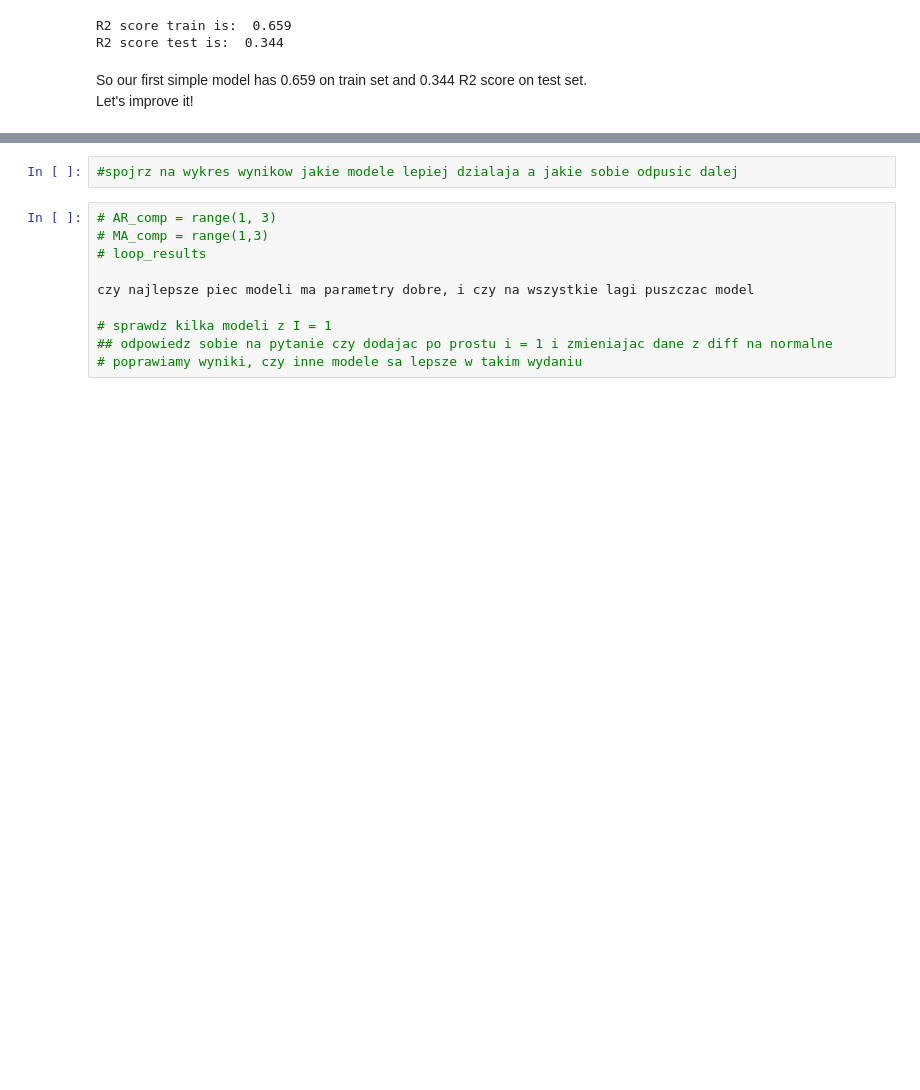
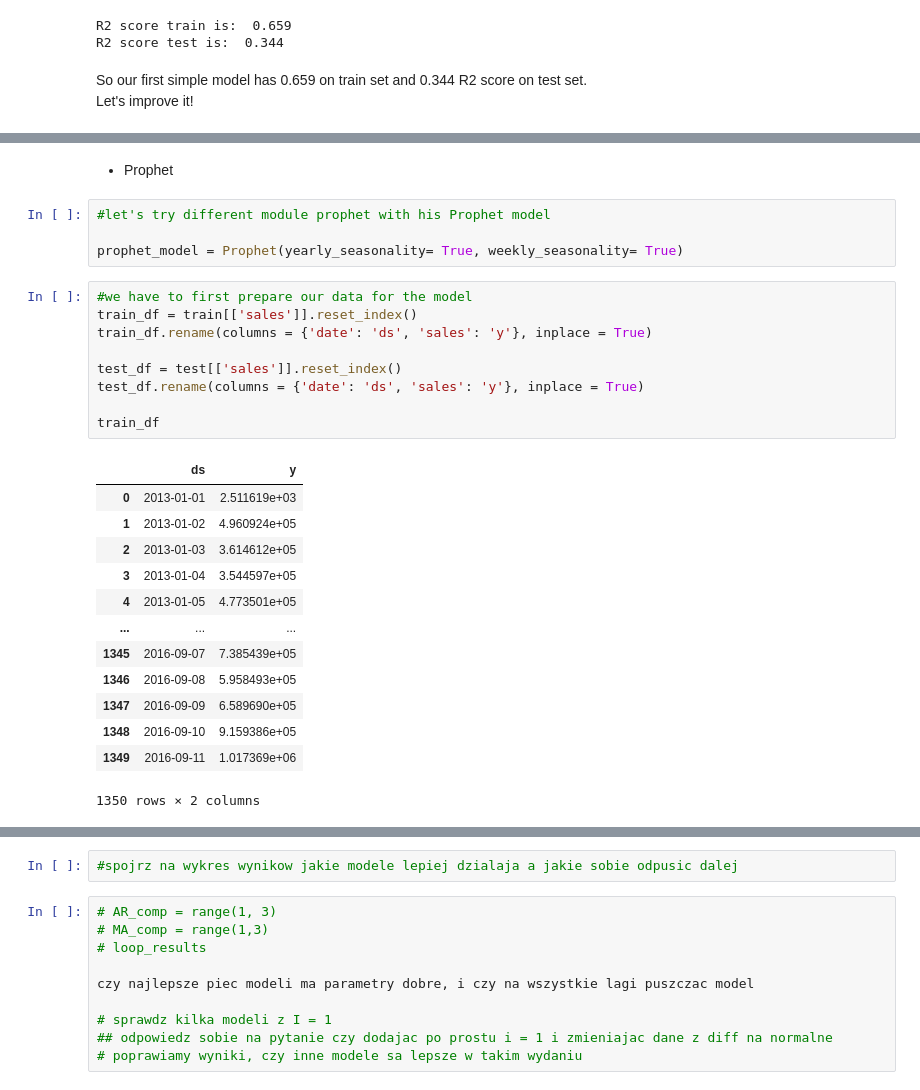
Before and after one commit to dtararuj/stores-sales-foreacast, a Jupyter notebook: preprocessing.ipynb, the cells around one changed output, grey strips where cells are left out. Cells and saved outputs as stored; diff of their text form; blank space fills up the shorter version.

```diff
--- a/preprocessing.ipynb
+++ b/preprocessing.ipynb
@@ -1282,0 +1181,29 @@ R2 score test is:  0.265
+# %% [markdown]
+- Prophet
+# %%
+#let's try different module prophet with his Prophet model
+
+prophet_model = Prophet(yearly_seasonality= True, weekly_seasonality= True)
+# %%
+#we have to first prepare our data for the model
+train_df = train[['sales']].reset_index()
+train_df.rename(columns = {'date': 'ds', 'sales': 'y'}, inplace = True)
+
+test_df = test[['sales']].reset_index()
+test_df.rename(columns = {'date': 'ds', 'sales': 'y'}, inplace = True)
+
+train_df
+# %% [output]
+|  | ds | y |
+| 0 | 2013-01-01 | 2.511619e+03 |
+| 1 | 2013-01-02 | 4.960924e+05 |
+| 2 | 2013-01-03 | 3.614612e+05 |
+| 3 | 2013-01-04 | 3.544597e+05 |
+| 4 | 2013-01-05 | 4.773501e+05 |
+| ... | ... | ... |
+| 1345 | 2016-09-07 | 7.385439e+05 |
+| 1346 | 2016-09-08 | 5.958493e+05 |
+| 1347 | 2016-09-09 | 6.589690e+05 |
+| 1348 | 2016-09-10 | 9.159386e+05 |
+| 1349 | 2016-09-11 | 1.017369e+06 |
+1350 rows × 2 columns
```
Also changed, not shown: parts of 113 cells of this notebook.
